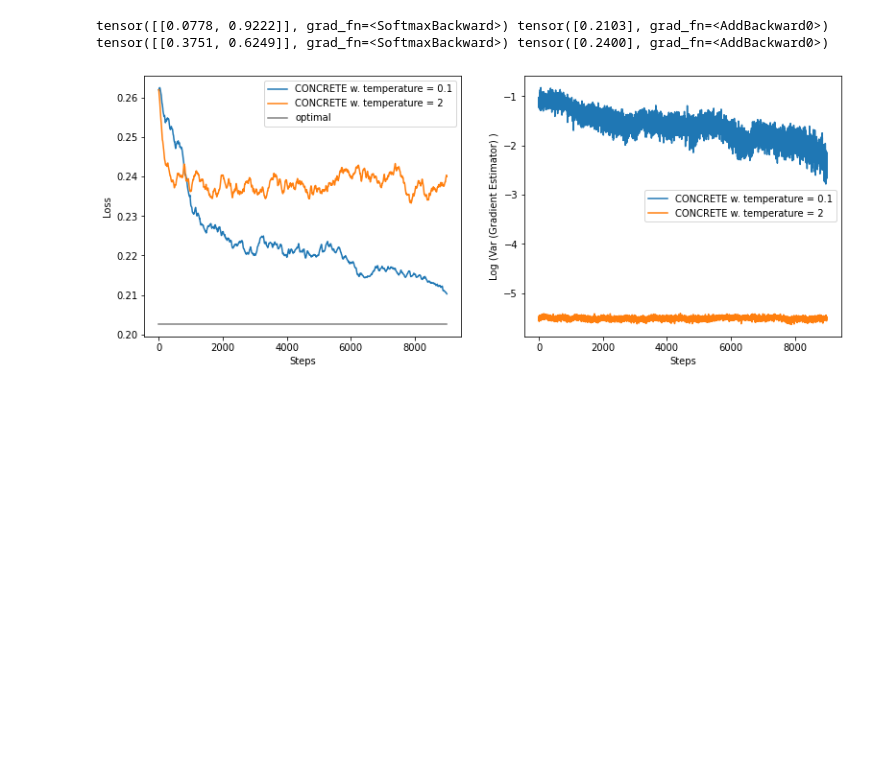
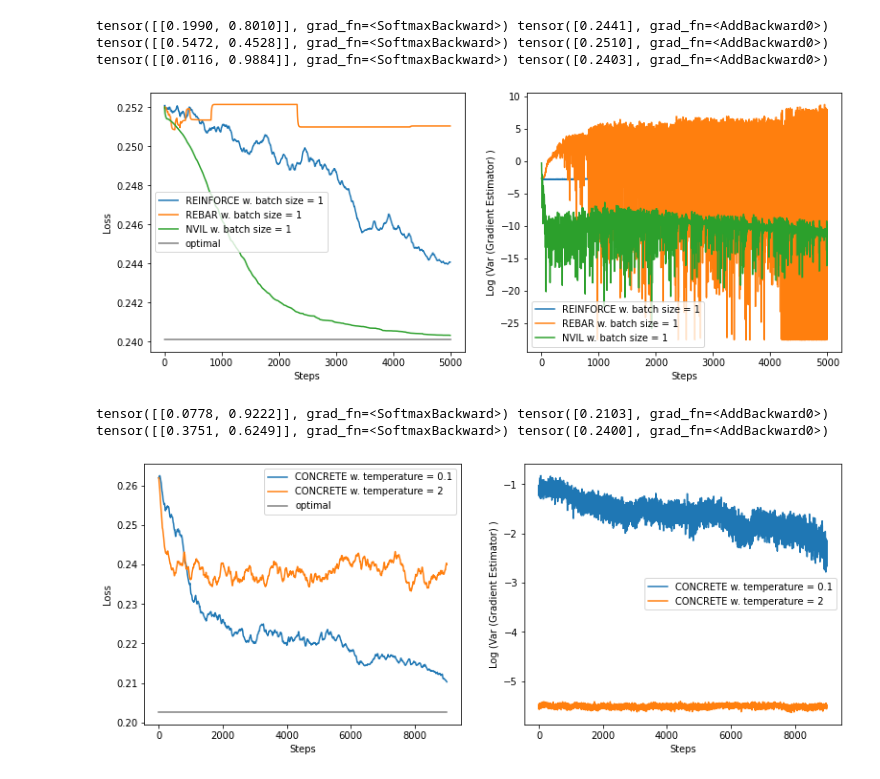
Before and after one commit to borea17/StrImaDec, a Jupyter notebook: Untitled.ipynb, the cells around one changed output. Drawn from its saved outputs; the diff is of its cells as text; code cells hidden in the pictures; blank space fills up the shorter version.

```diff
--- a/Untitled.ipynb
+++ b/Untitled.ipynb
@@ -214,3 +370,28 @@ tensor([[0.0074, 0.9926]], grad_fn=<SoftmaxBackward>) tensor([0.2402], grad_fn=<
+# %%
+estimators = [REINFORCE, REBAR, NVIL]
+estimators = [REBAR, NVIL]
+results = {}
+for i, estimator in enumerate(estimators):
+    params = {
+        "encoder_network" : {
+            "x_dim" : 1,
+        },
+        "num_epochs":  5000,
+        "lr": 0.01,
+        "batch_size": 1,
+        "target": [0.49, 0.51], # [0.34, 0.33, 0.33],
+        "SEED": 1,
+        "estimator": estimator,
+        "tune_lr": 0.1,
+    }
+    results[str(i)] = run_experiment(params)
+    results[str(i)]["name"] = f"{estimator.__name__} w. batch size = 1"
+plot_loss(results, params)
+# %% [output]
+tensor([[0.1990, 0.8010]], grad_fn=<SoftmaxBackward>) tensor([0.2441], grad_fn=<AddBackward0>)
+tensor([[0.5472, 0.4528]], grad_fn=<SoftmaxBackward>) tensor([0.2510], grad_fn=<AddBackward0>)
+tensor([[0.0116, 0.9884]], grad_fn=<SoftmaxBackward>) tensor([0.2403], grad_fn=<AddBackward0>)
+[figure, added]
 # %%
 temperatures = [0.1, 2]
 results = {}
```
Also changed, not shown: parts of 5 cells of this notebook.
